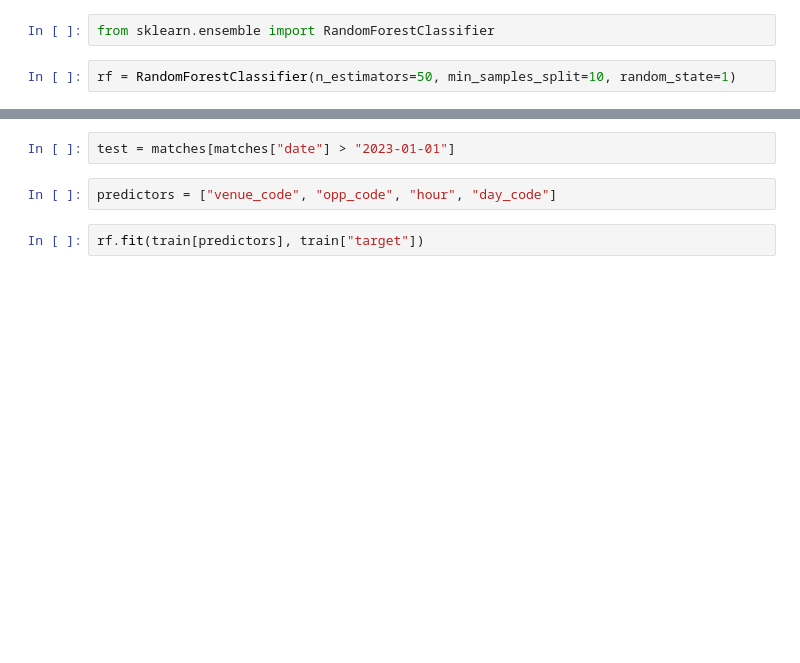
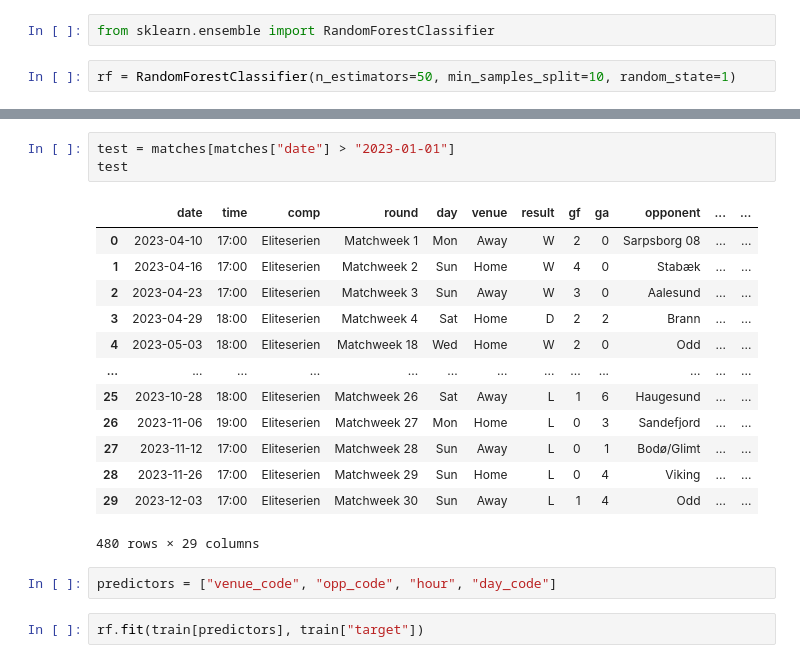
Before and after one commit to KristofferTvedt/EliteserienPredictor, a Jupyter notebook: Predictor.ipynb, the cells around one changed output, grey strips where cells are left out. Cells and saved outputs as stored; diff of their text form; blank space fills up the shorter version.

```diff
--- a/Predictor.ipynb
+++ b/Predictor.ipynb
@@ -181,5 +196,20 @@ train = matches[matches["date"] < "2023-01-01"]
 # %%
 test = matches[matches["date"] > "2023-01-01"]
+test
+# %% [output]
+|  | date | time | comp | round | day | venue | result | gf | ga | opponent | ... | ... |
+| 0 | 2023-04-10 | 17:00 | Eliteserien | Matchweek 1 | Mon | Away | W | 2 | 0 | Sarpsborg 08 | ... | ... |
+| 1 | 2023-04-16 | 17:00 | Eliteserien | Matchweek 2 | Sun | Home | W | 4 | 0 | Stabæk | ... | ... |
+| 2 | 2023-04-23 | 17:00 | Eliteserien | Matchweek 3 | Sun | Away | W | 3 | 0 | Aalesund | ... | ... |
+| 3 | 2023-04-29 | 18:00 | Eliteserien | Matchweek 4 | Sat | Home | D | 2 | 2 | Brann | ... | ... |
+| 4 | 2023-05-03 | 18:00 | Eliteserien | Matchweek 18 | Wed | Home | W | 2 | 0 | Odd | ... | ... |
+| ... | ... | ... | ... | ... | ... | ... | ... | ... | ... | ... | ... | ... |
+| 25 | 2023-10-28 | 18:00 | Eliteserien | Matchweek 26 | Sat | Away | L | 1 | 6 | Haugesund | ... | ... |
+| 26 | 2023-11-06 | 19:00 | Eliteserien | Matchweek 27 | Mon | Home | L | 0 | 3 | Sandefjord | ... | ... |
+| 27 | 2023-11-12 | 17:00 | Eliteserien | Matchweek 28 | Sun | Away | L | 0 | 1 | Bodø/Glimt | ... | ... |
+| 28 | 2023-11-26 | 17:00 | Eliteserien | Matchweek 29 | Sun | Home | L | 0 | 4 | Viking | ... | ... |
+| 29 | 2023-12-03 | 17:00 | Eliteserien | Matchweek 30 | Sun | Away | L | 1 | 4 | Odd | ... | ... |
+480 rows × 29 columns
 # %%
 predictors = ["venue_code", "opp_code", "hour", "day_code"]
 # %%
```
Also changed, not shown: parts of 15 cells of this notebook.
